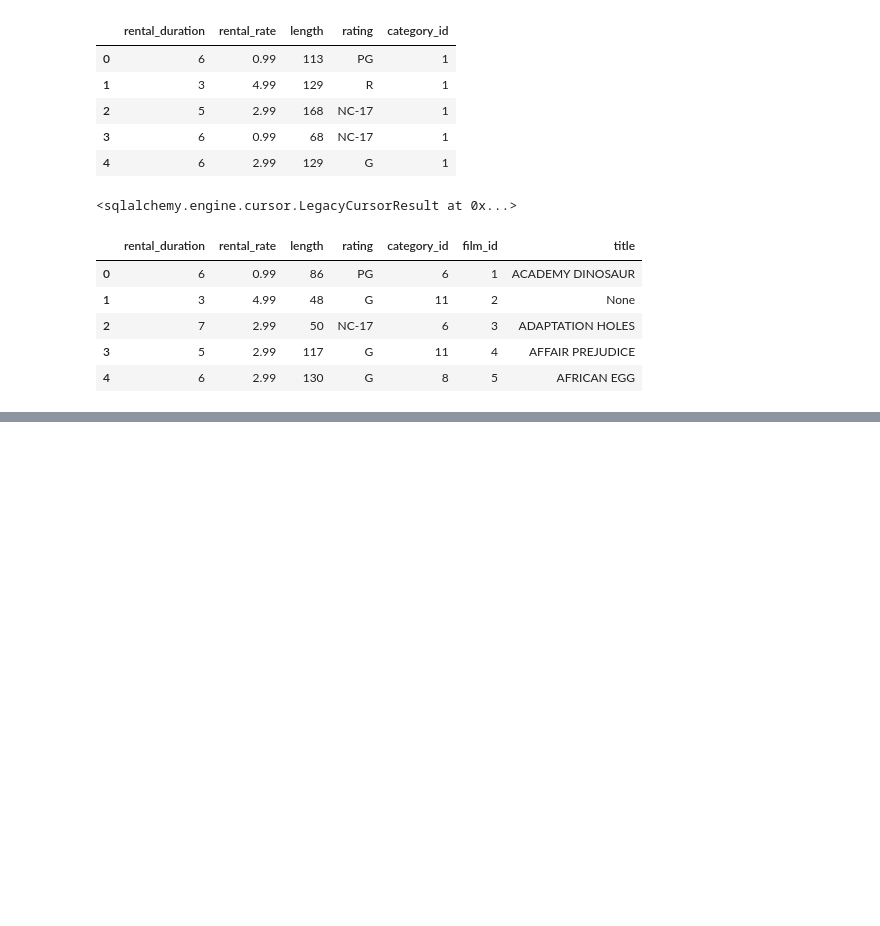
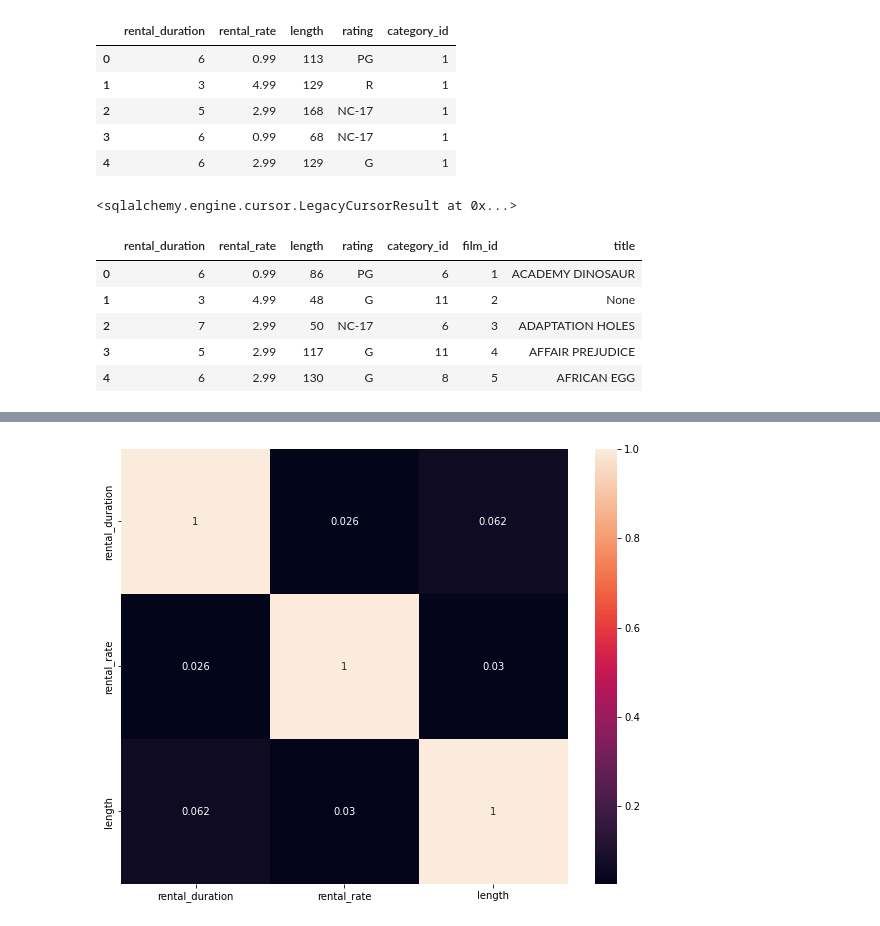
Before and after one commit to JPSittinger/lab-predictions-logistic-regression, a Jupyter notebook: Solution.ipynb, the cells around one changed output, grey strips where cells are left out. Cells and saved outputs as stored; diff of their text form; code cells hidden in the pictures; blank space fills up the shorter version.

```diff
--- a/Solution.ipynb
+++ b/Solution.ipynb
@@ -97,0 +128,4 @@ data2['title'].value_counts()
+# %%
+data = data2.drop('title', axis=1)
+data = data.drop('film_id', axis=1)
+data
@@ -97,0 +146,2 @@ data2['title'].value_counts()
+# %%
+data['category_id'] = data['category_id'].astype('object')
@@ -97,0 +151,7 @@ data2['title'].value_counts()
+# %%
+corr_matrix=data.corr(method='pearson')  # default
+fig, ax = plt.subplots(figsize=(10, 8))
+ax = sns.heatmap(corr_matrix, annot=True)
+plt.show()
+# %% [output]
+[figure, added]
```
Also changed, not shown: parts of 17 cells of this notebook.
